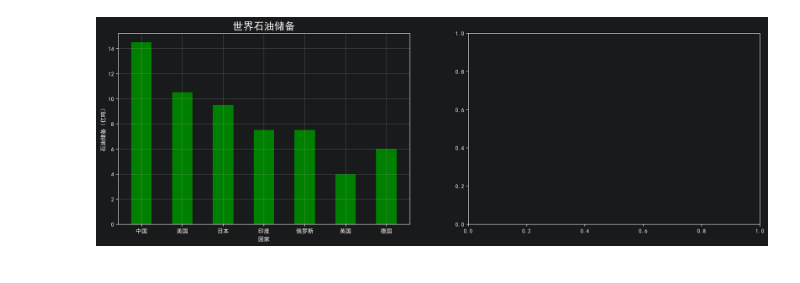
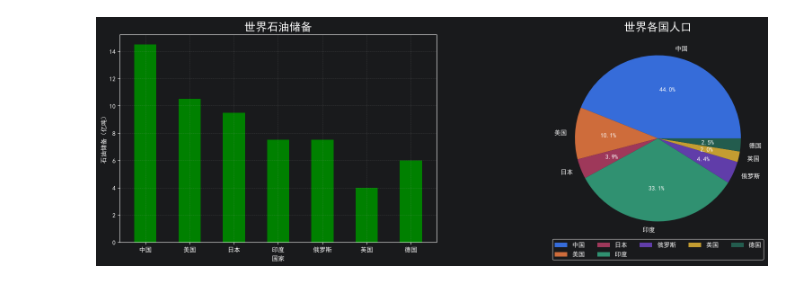
Before and after one commit to zyz-txy/PythonPractice, a Jupyter notebook: FifthParagraph/10_matplotlip_bar.ipynb, the cells around one changed output. Cells and saved outputs as stored; diff of their text form; code cells hidden in the pictures.

```diff
--- a/FifthParagraph/10_matplotlip_bar.ipynb
+++ b/FifthParagraph/10_matplotlip_bar.ipynb
@@ -1,23 +1,38 @@
 # %%
 import matplotlib.pyplot as plt
 from matplotlib.axes import Axes
+from pydeck.data_utils.viewport_helpers import bbox_to_zoom_level
 
 #展示中文
 plt.rcParams['font.sans-serif'] = ['SimHei']#设置中文为黑体
 
 #创建子图
 #figure:画布对象;axes:子图对象
 figure, axes = plt.subplots(nrows=1,ncols=2,figsize=(20,6),dpi=100) #nrows代表行,ncols代表列
 
 #图一：柱状图（世界各国石油储备）
 countries = ['中国','美国','日本','印度','俄罗斯','英国','德国']
 values = [14.5,10.5,9.5,7.5,7.5,4,6]
 
 axes1: Axes = axes[0]
 axes1.set_title('世界石油储备',fontsize=18)#设置标签
 axes1.bar(countries,values,width=0.5,color='g')#绘制柱状图
 axes1.set_xlabel('国家')#y轴标签
 axes1.set_ylabel('石油储备（亿吨）')#x轴标签
 axes1.grid(linestyle='--',alpha=0.3)#网格线，透明度
+
+#图二：饼状图（世界各国人口） --》擅长描述数据占比
+countries2 = ['中国','美国','日本','印度','俄罗斯','英国','德国']
+values2 = [1439,331,127,1084,143,67,83]
+axes2: Axes = axes[1]               #显示百分比
+axes2.pie(values2,labels=countries2,autopct='%.1f%%')
+axes2.set_title('世界各国人口',fontsize=18)
+#显示图例 ，ncol每行显示的列数，bbox_to_anchor设置图例的位置
+axes2.legend(loc='lower center',ncol=5,bbox_to_anchor=(0.5,-0.1))
+
+#保存图片
+plt.savefig('data/世界各国石油储备.png',dpi=100)
+
+plt.show()
 # %% [output]
-[figure, old version]
+[figure, new version]
```
